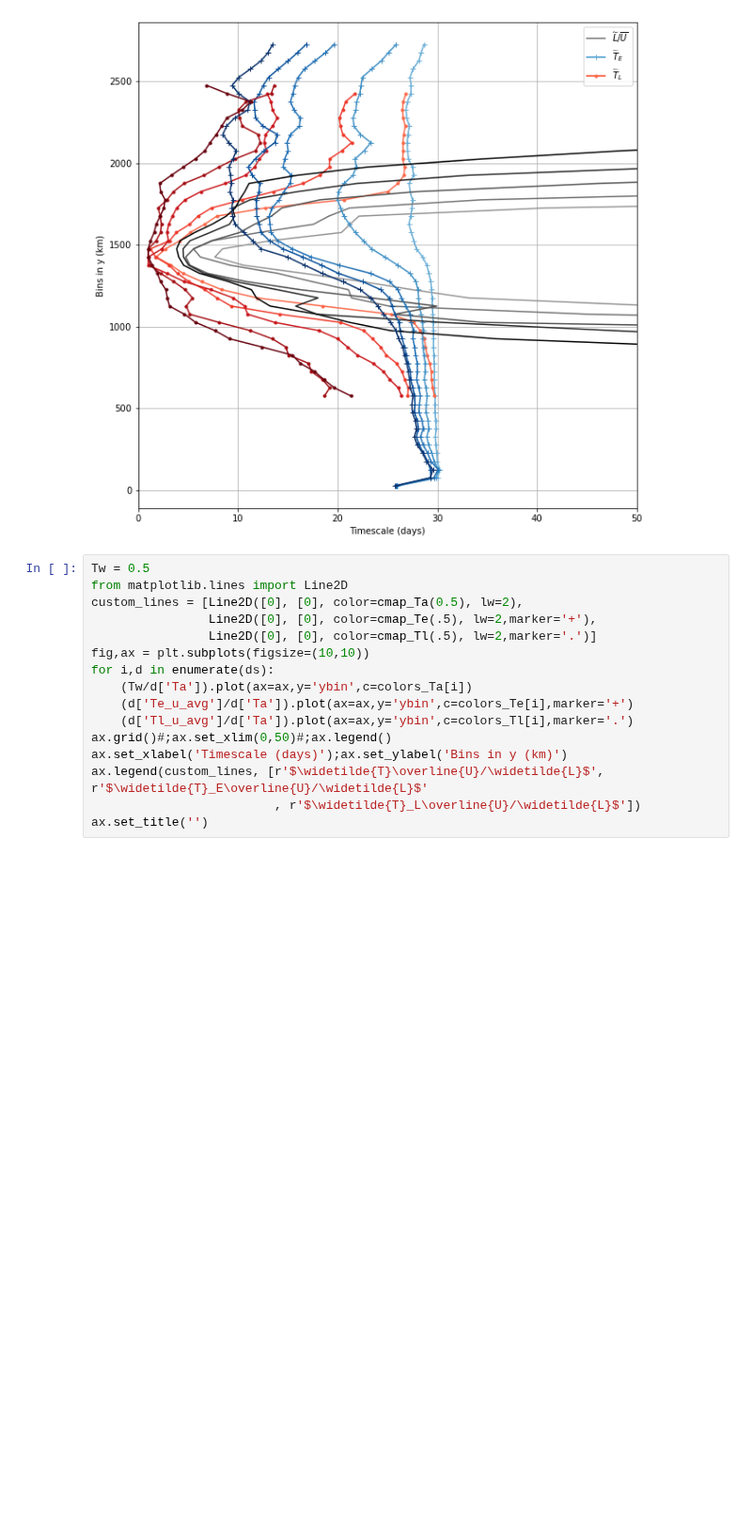
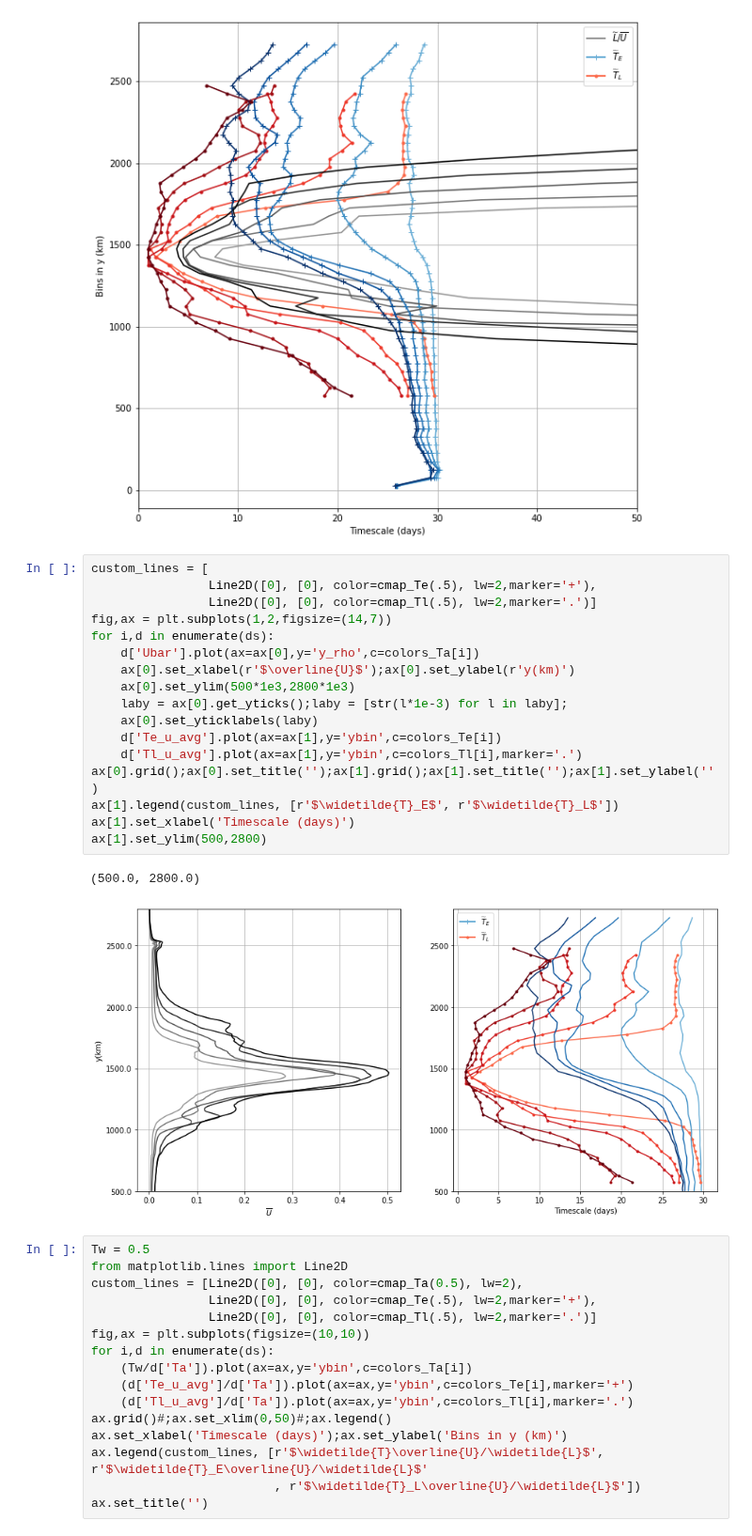
Before and after one commit to zcasparco/equinox_phd, a Jupyter notebook: synthesis/Synthesis_Tt_comp.ipynb, the cells around one changed output. Shown at 94% size. Saved outputs shown, nothing was run; the diff lists cells and outputs as text; blank space fills up the shorter version.

```diff
--- a/synthesis/Synthesis_Tt_comp.ipynb
+++ b/synthesis/Synthesis_Tt_comp.ipynb
@@ -37,6 +33,26 @@ ax.set_title('')
 # %% [output]
 Text(0.5, 1.0, '')
 [figure]
+# %%
+custom_lines = [
+                Line2D([0], [0], color=cmap_Te(.5), lw=2,marker='+'),
+                Line2D([0], [0], color=cmap_Tl(.5), lw=2,marker='.')]
+fig,ax = plt.subplots(1,2,figsize=(14,7))
+for i,d in enumerate(ds):
+    d['Ubar'].plot(ax=ax[0],y='y_rho',c=colors_Ta[i])
+    ax[0].set_xlabel(r'$\overline{U}$');ax[0].set_ylabel(r'y(km)')
+    ax[0].set_ylim(500*1e3,2800*1e3)
+    laby = ax[0].get_yticks();laby = [str(l*1e-3) for l in laby];
+    ax[0].set_yticklabels(laby)
+    d['Te_u_avg'].plot(ax=ax[1],y='ybin',c=colors_Te[i])
+    d['Tl_u_avg'].plot(ax=ax[1],y='ybin',c=colors_Tl[i],marker='.')
+ax[0].grid();ax[0].set_title('');ax[1].grid();ax[1].set_title('');ax[1].set_ylabel('')
+ax[1].legend(custom_lines, [r'$\widetilde{T}_E$', r'$\widetilde{T}_L$'])
+ax[1].set_xlabel('Timescale (days)')
+ax[1].set_ylim(500,2800)
+# %% [output]
+(500.0, 2800.0)
+[figure, added]
 # %%
 Tw = 0.5
 from matplotlib.lines import Line2D
```
Also changed, not shown: parts of 4 cells of this notebook.
